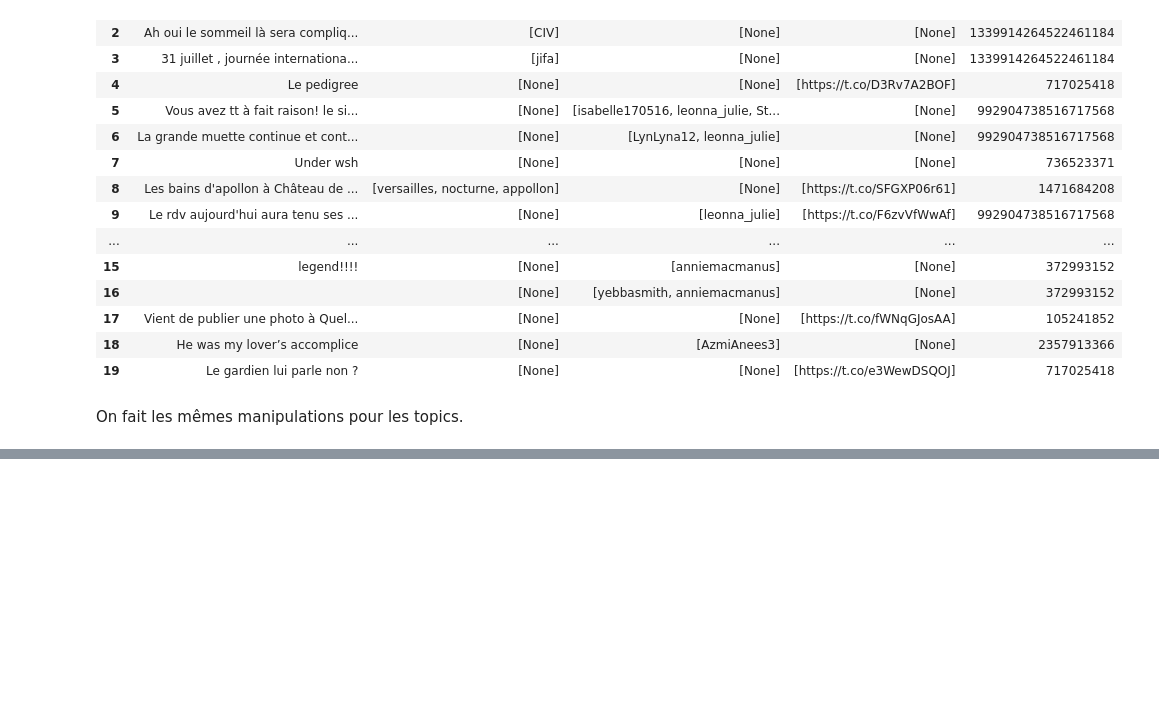
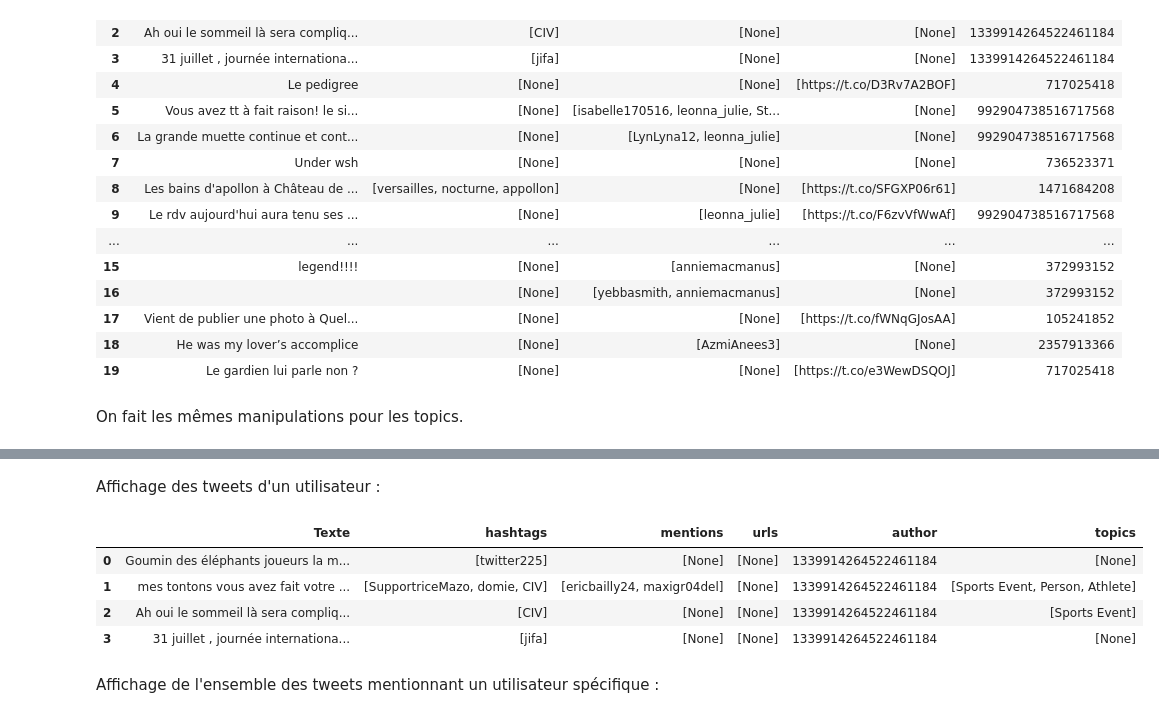
Before and after one commit to uvsq22102587/ProjetAnalyseDeDonnees, a Jupyter notebook: Notebook Final.ipynb, the cells around one changed output, grey strips where cells are left out. Cells and saved outputs as stored; diff of their text form; code cells hidden in the pictures; blank space fills up the shorter version.

```diff
--- a/Notebook Final.ipynb
+++ b/Notebook Final.ipynb
@@ -261,3 +261,20 @@ pdTweetFiltre
 | 17 | Vient de publier une photo à Quel... | [None] | [None] | [https://t.co/fWNqGJosAA] | 105241852 | [None] |
 | 18 | He was my lover’s accomplice | [None] | [AzmiAnees3] | [None] | 2357913366 | [None] |
 | 19 | Le gardien lui parle non ? | [None] | [None] | [https://t.co/e3WewDSQOJ] | 717025418 | [None] |
+# %% [markdown]
+Affichage des tweets d'un utilisateur :
+# %%
+def tweet_author (author):
+    """fonction qui affiche tout les tweets d'un utilisateur donné"""
+    serie = pd.Series([author for i in range(len(pdTweetFiltre["author"]))])
+    return pdTweetFiltre[pdTweetFiltre["author"].isin(serie)]
+
+tweet_author(1339914264522461184)
+# %% [output]
+|  | Texte | hashtags | mentions | urls | author | topics |
+| 0 | Goumin des éléphants joueurs la m... | [twitter225] | [None] | [None] | 1339914264522461184 | [None] |
+| 1 | mes tontons vous avez fait votre ... | [SupportriceMazo, domie, CIV] | [ericbailly24, maxigr04del] | [None] | 1339914264522461184 | [Sports Event, Person, Athlete] |
+| 2 | Ah oui le sommeil là sera compliq... | [CIV] | [None] | [None] | 1339914264522461184 | [Sports Event] |
+| 3 | 31 juillet , journée internationa... | [jifa] | [None] | [None] | 1339914264522461184 | [None] |
+# %% [markdown]
+Affichage de l'ensemble des tweets mentionnant un utilisateur spécifique :
```
Also changed, not shown: parts of 5 cells of this notebook.
